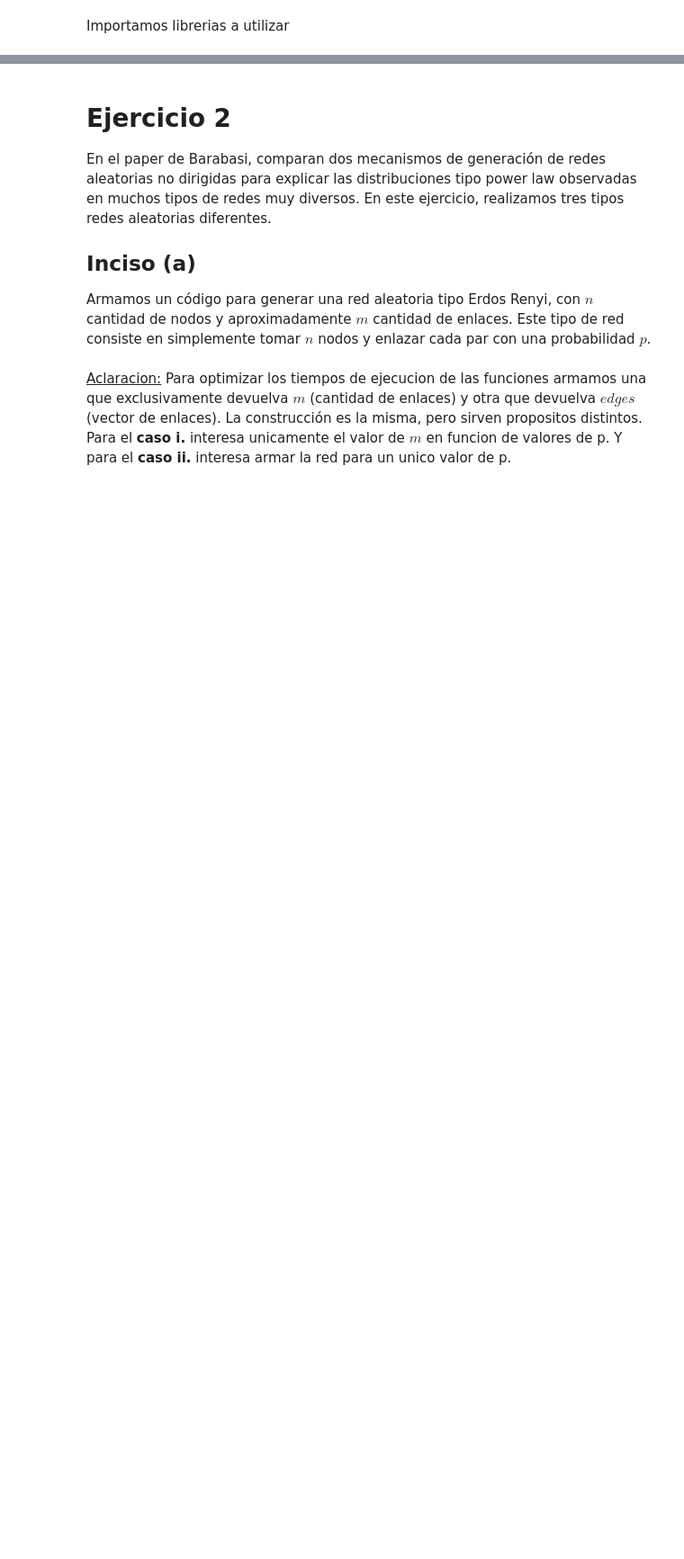
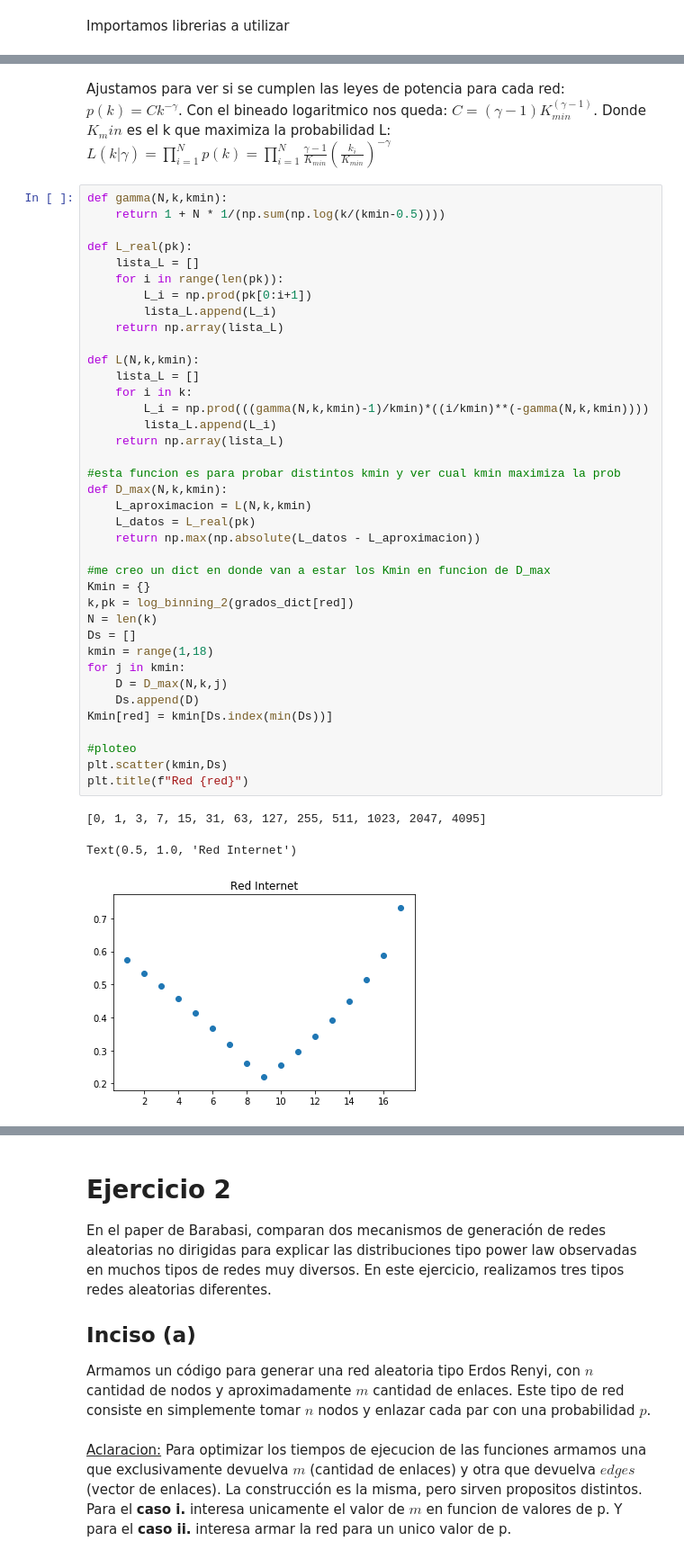
Before and after one commit to LunaKadysz/Redes, a Jupyter notebook: TPC_02/TPC_02_caro.ipynb, the cells around one changed output, grey strips where cells are left out. Shown at 90% size. Saved outputs shown, nothing was run; the diff lists cells and outputs as text; blank space fills up the shorter version.

```diff
--- a/TPC_02/TPC_02_caro.ipynb
+++ b/TPC_02/TPC_02_caro.ipynb
@@ -7,0 +265,49 @@ import matplotlib.pyplot as plt
+# %% [markdown]
+Ajustamos para ver si se cumplen las leyes de potencia para cada red:
+$p(k) = Ck^{-\gamma}$.
+Con el bineado logaritmico nos queda:
+$C = (\gamma - 1) K_{min}^{(\gamma-1)}$.
+Donde $K_min$ es el k que maximiza la probabilidad L:
+$ L(k|\gamma) = \prod_{i=1}^{N} p(k) = \prod_{i=1}^{N} \frac{\gamma -1}{K_{min}} (\frac{k_i}{K_{min}})^{-\gamma} $
+# %%
+def gamma(N,k,kmin):
+    return 1 + N * 1/(np.sum(np.log(k/(kmin-0.5))))
+
+def L_real(pk):
+    lista_L = []
+    for i in range(len(pk)):
+        L_i = np.prod(pk[0:i+1])
+        lista_L.append(L_i)
+    return np.array(lista_L)
+
+def L(N,k,kmin):
+    lista_L = []
+    for i in k:
+        L_i = np.prod(((gamma(N,k,kmin)-1)/kmin)*((i/kmin)**(-gamma(N,k,kmin))))
+        lista_L.append(L_i)
+    return np.array(lista_L)
+
+#esta funcion es para probar distintos kmin y ver cual kmin maximiza la prob
+def D_max(N,k,kmin):
+    L_aproximacion = L(N,k,kmin)
+    L_datos = L_real(pk)
+    return np.max(np.absolute(L_datos - L_aproximacion))
+
+#me creo un dict en donde van a estar los Kmin en funcion de D_max
+Kmin = {}
+k,pk = log_binning_2(grados_dict[red])
+N = len(k)
+Ds = []
+kmin = range(1,18)
+for j in kmin:
+    D = D_max(N,k,j)
+    Ds.append(D)
+Kmin[red] = kmin[Ds.index(min(Ds))]
+
+#ploteo
+plt.scatter(kmin,Ds)
+plt.title(f"Red {red}")
+# %% [output]
+[0, 1, 3, 7, 15, 31, 63, 127, 255, 511, 1023, 2047, 4095]
+Text(0.5, 1.0, 'Red Internet')
+[figure, added]
```
Also changed, not shown: parts of 19 cells of this notebook.
